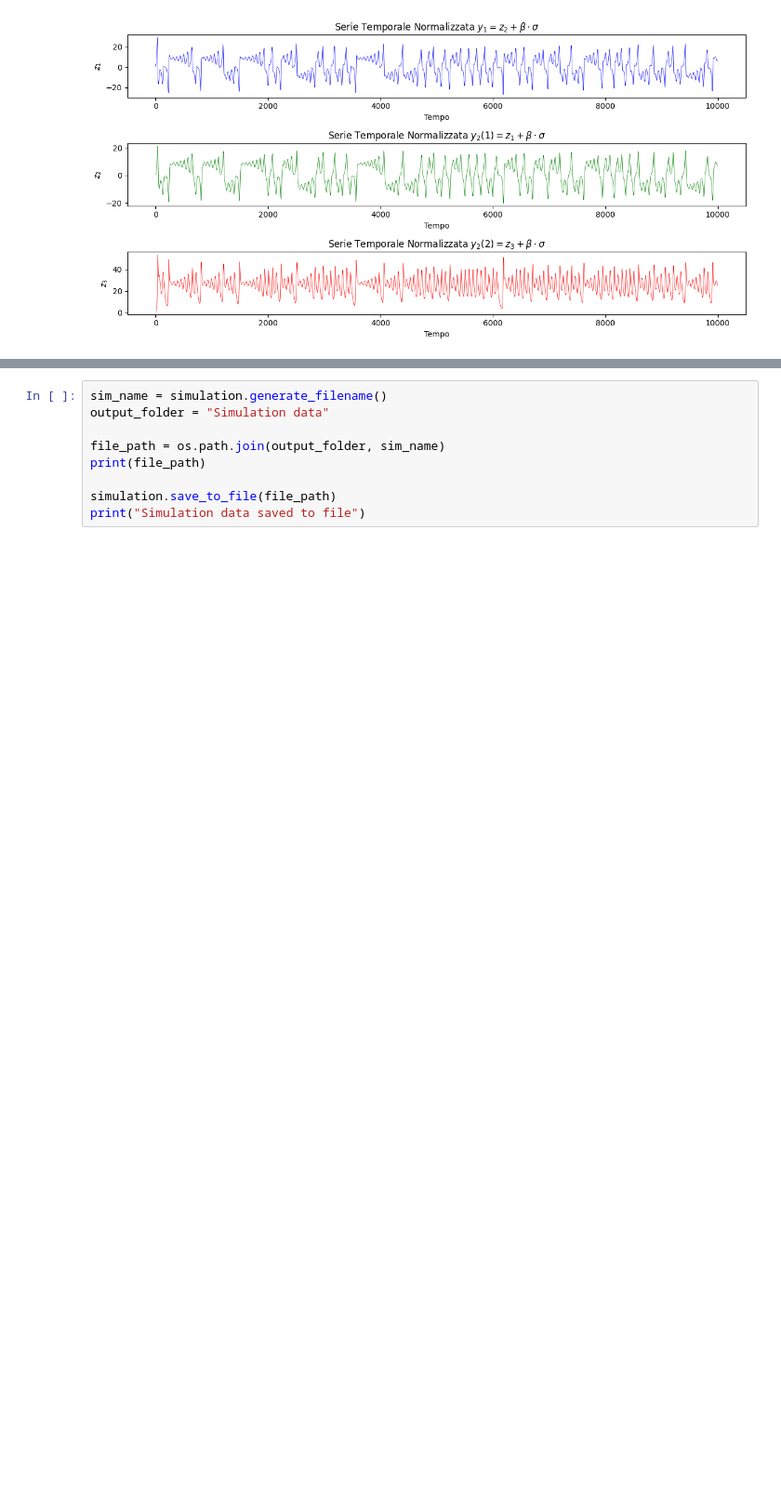
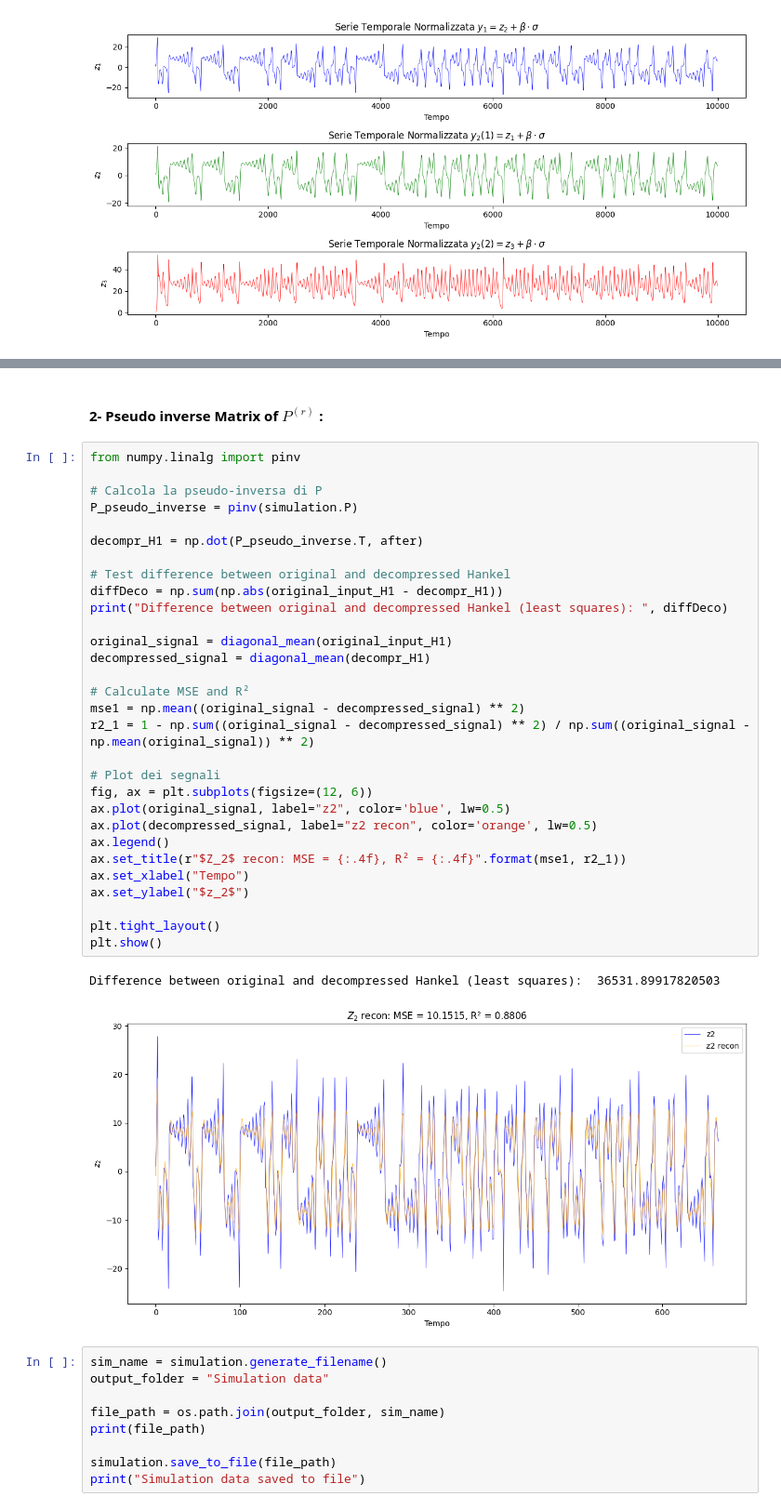
Before and after one commit to FedericoSbarbati/Lorenz-Toy, a Jupyter notebook: simulationFactory.ipynb, the cells around one changed output, grey strips where cells are left out. Shown at 93% size. Cells and saved outputs as stored; diff of their text form; blank space fills up the shorter version.

```diff
--- a/simulationFactory.ipynb
+++ b/simulationFactory.ipynb
@@ -111,3 +160,38 @@ Min value:  0.0
+# %% [markdown]
+#### 2- Pseudo inverse Matrix of $P^{(r)}$ :
+# %%
+from numpy.linalg import pinv
+
+# Calcola la pseudo-inversa di P
+P_pseudo_inverse = pinv(simulation.P)
+
+decompr_H1 = np.dot(P_pseudo_inverse.T, after)
+
+# Test difference between original and decompressed Hankel
+diffDeco = np.sum(np.abs(original_input_H1 - decompr_H1))
+print("Difference between original and decompressed Hankel (least squares): ", diffDeco)
+
+original_signal = diagonal_mean(original_input_H1)
+decompressed_signal = diagonal_mean(decompr_H1)
+
+# Calculate MSE and R²
+mse1 = np.mean((original_signal - decompressed_signal) ** 2)
+r2_1 = 1 - np.sum((original_signal - decompressed_signal) ** 2) / np.sum((original_signal - np.mean(original_signal)) ** 2)
+
+# Plot dei segnali
+fig, ax = plt.subplots(figsize=(12, 6))
+ax.plot(original_signal, label="z2", color='blue', lw=0.5)
+ax.plot(decompressed_signal, label="z2 recon", color='orange', lw=0.5)
+ax.legend()
+ax.set_title(r"$Z_2$ recon: MSE = {:.4f}, R² = {:.4f}".format(mse1, r2_1))
+ax.set_xlabel("Tempo")
+ax.set_ylabel("$z_2$")
+
+plt.tight_layout()
+plt.show()
+# %% [output]
+Difference between original and decompressed Hankel (least squares):  36531.89917820503
+[figure, added]
 # %%
 sim_name = simulation.generate_filename()
 output_folder = "Simulation data"
```
Also changed, not shown: parts of 6 cells of this notebook, 8 other files.
